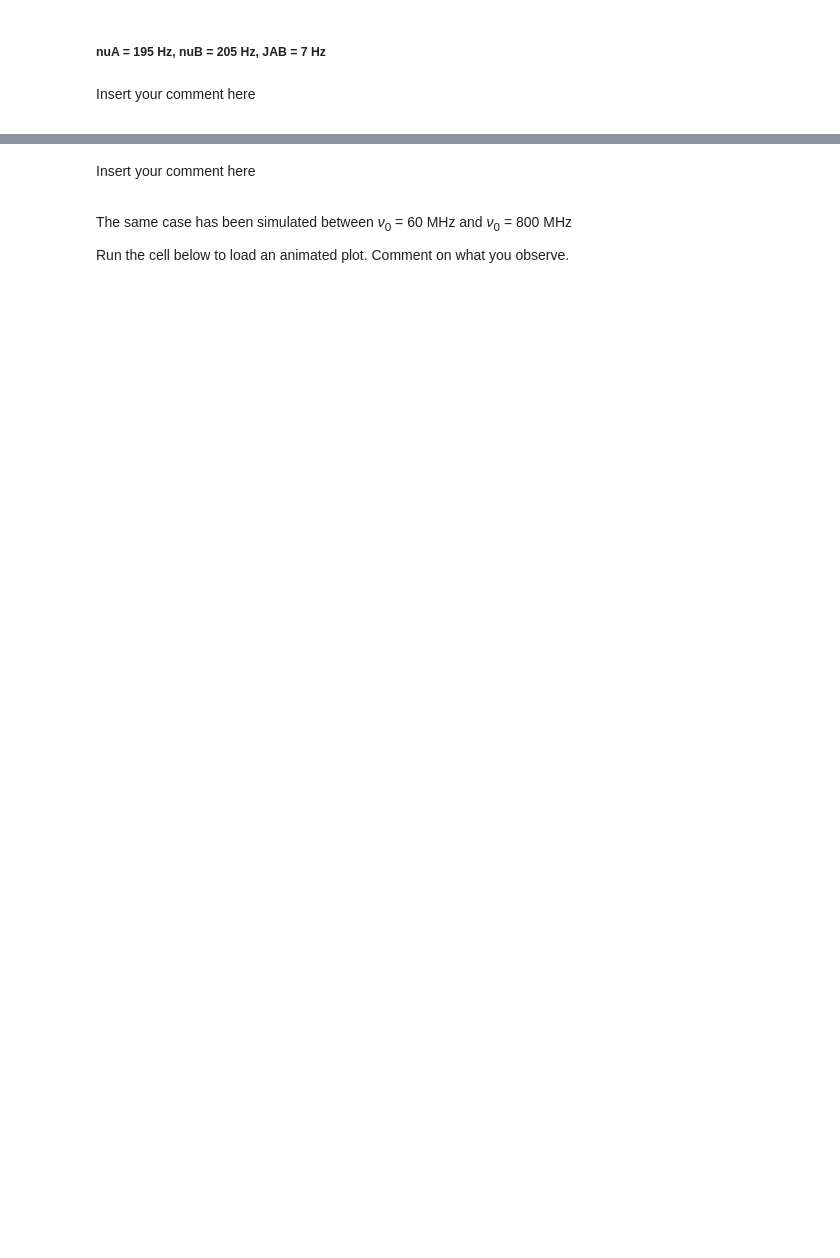
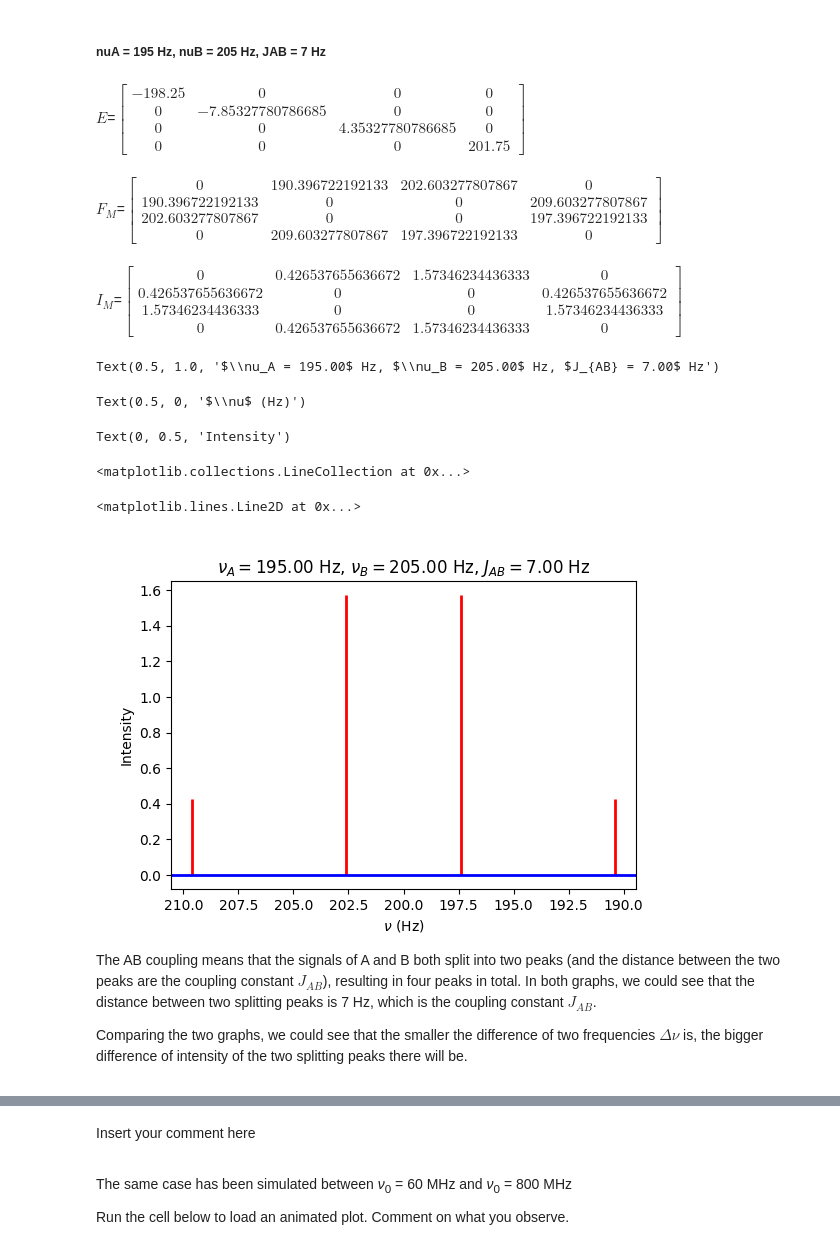
Before and after one commit to vfornemo/PytChem, a Jupyter notebook: NMR-Tianyi.ipynb, the cells around one changed output, grey strips where cells are left out. Saved outputs shown, nothing was run; the diff lists cells and outputs as text; code cells hidden in the pictures; blank space fills up the shorter version.

```diff
--- a/NMR-Tianyi.ipynb
+++ b/NMR-Tianyi.ipynb
@@ -823,11 +1102,54 @@ The first spectrum should look like:
 # %% [markdown]
 ##### nuA = 195 Hz, nuB = 205 Hz, JAB = 7 Hz
 # %%
-# insert your code here
+# Assign values to the variables
+_nuA = 195
+_nuB = 205
+_JAB = 7
+
+
+# Calculate the matrices
+E2 = E.subs([(nuA, _nuA), (nuB, _nuB), (JAB, _JAB)]).evalf()
+E_lat2 = sp.latex(E2)
+Latex(f"$E$=${E_lat2}$")
+v2 = FM.subs([(nuA, _nuA), (nuB, _nuB), (JAB, _JAB)]).evalf()
+v_lat2 = sp.latex(v2)
+Latex(f"$F_M$=${v_lat2}$")
+I2 = IM.subs([(nuA, _nuA), (nuB, _nuB), (JAB, _JAB)]).evalf()
+I_lat2 = sp.latex(I2)
+Latex(f"$I_M$=${I_lat2}$")
+
+# plot the spectra
+# gather data
+v2 = [v2[0,1], v2[0,2], v2[1,3], v2[2,3]]
+I2 = [I2[0,1], I2[0,2], I2[1,3], I2[2,3]]
+
+# plot
+fig2, ax2 = plt.subplots(figsize=(6,4))
+ax2.set_title(r"$\nu_A = 195.00$ Hz, $\nu_B = 205.00$ Hz, $J_{AB} = 7.00$ Hz")
+ax2.set_xlabel(r"$\nu$ (Hz)")
+ax2.set_ylabel("Intensity")
+plt.gca().invert_xaxis()
+ax2.vlines(v2, 0, I2, color='red', linewidth=2)
+ax2.axhline(0, color='blue', linewidth=2)
+plt.show()
+# %% [output]
+$E$=$\left[\begin{matrix}-198.25 & 0 & 0 & 0\\0 & -7.85327780786685 & 0 & 0\\0 & 0 & 4.35327780786685 & 0\\0 & 0 & 0 & 201.75\end{matrix}\right]$
+$F_M$=$\left[\begin{matrix}0 & 190.396722192133 & 202.603277807867 & 0\\190.396722192133 & 0 & 0 & 209.603277807867\\202.603277807867 & 0 & 0 & 197.396722192133\\0 & 209.603277807867 & 197.396722192133 & 0\end{matrix}\right]$
+$I_M$=$\left[\begin{matrix}0 & 0.426537655636672 & 1.57346234436333 & 0\\0.426537655636672 & 0 & 0 & 0.426537655636672\\1.57346234436333 & 0 & 0 & 1.57346234436333\\0 & 0.426537655636672 & 1.57346234436333 & 0\end{matrix}\right]$
+Text(0.5, 1.0, '$\\nu_A = 195.00$ Hz, $\\nu_B = 205.00$ Hz, $J_{AB} = 7.00$ Hz')
+Text(0.5, 0, '$\\nu$ (Hz)')
+Text(0, 0.5, 'Intensity')
+<matplotlib.collections.LineCollection at 0x...>
+<matplotlib.lines.Line2D at 0x...>
+[figure, added]
 # %% [markdown]
 <div class="com">
 
-Insert your comment here
+The AB coupling means that the signals of A and B both split into two peaks (and the distance between the two peaks are the coupling constant $J_{AB}$), resulting in four peaks in total. In both graphs, we could see that the distance between two splitting peaks is 7 Hz, which is the coupling constant $J_{AB}$.
+
+Comparing the two graphs, we could see that the smaller the difference of two frequencies $\Delta\nu$ is, the bigger difference of intensity of the two splitting peaks there will be.
+
 </div>
 # %% [markdown]
 ##### Simulation of an AB spectrum at 60 MHz
```
Also changed, not shown: parts of 25 cells of this notebook.
